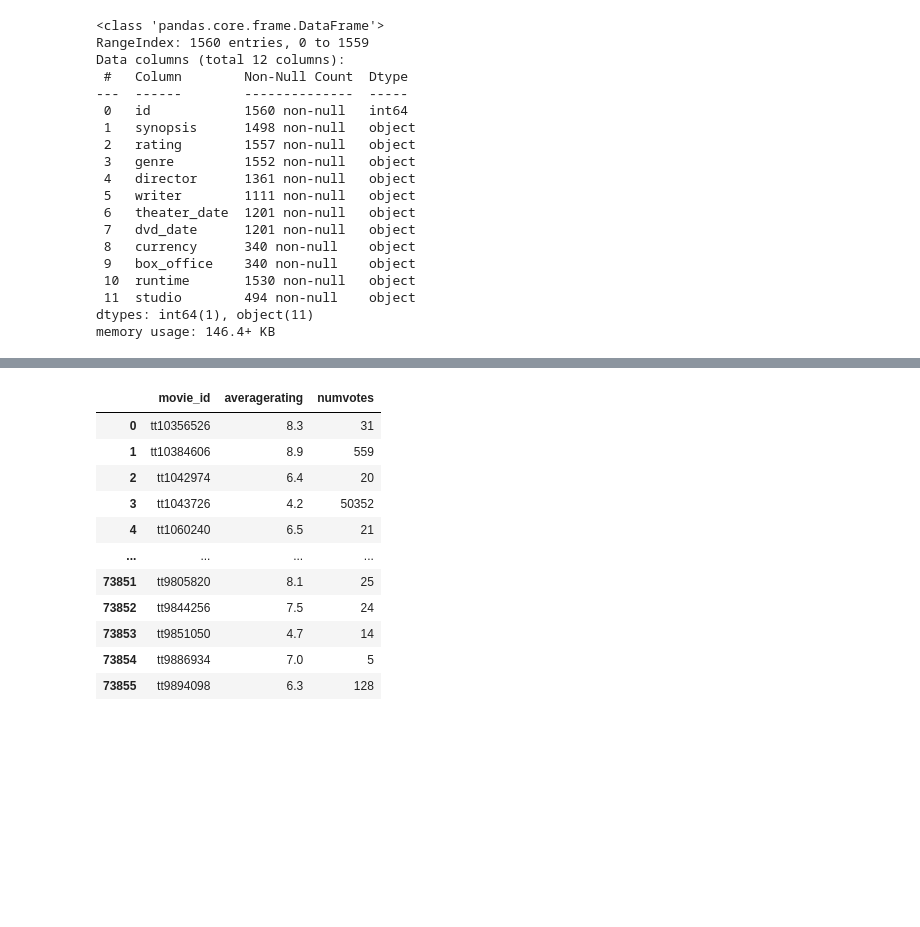
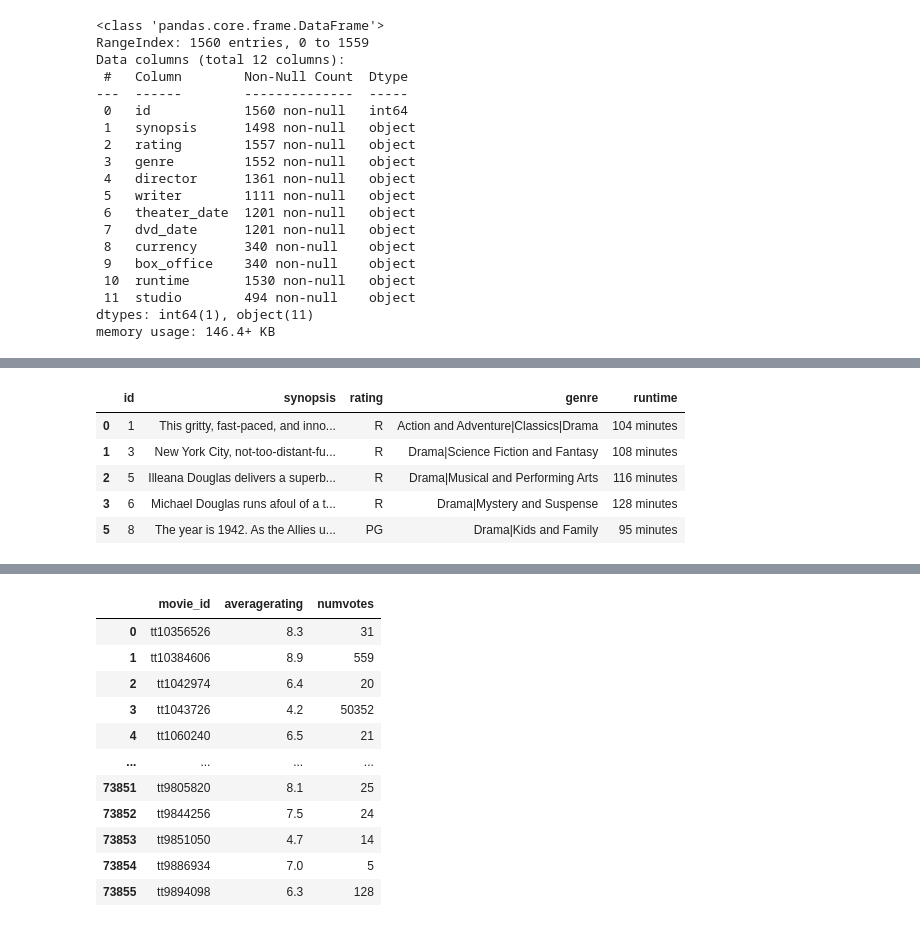
Before and after one commit to jgatharia/DS_Phase_1_Project, a Jupyter notebook: index.ipynb, the cells around one changed output, grey strips where cells are left out. Cells and saved outputs as stored; diff of their text form; code cells hidden in the pictures; blank space fills up the shorter version.

```diff
--- a/index.ipynb
+++ b/index.ipynb
@@ -422,0 +447,14 @@ The only column that is not null is the ID column.
+# %%
+#dropped the null columns and viewed the first 5 rows of the movie_rating_cleaned set.
+movie_rating_cleaned = movie_rating.drop([
+    'director', 'writer', 'theater_date', 'dvd_date',
+    'box_office', 'currency', 'studio'
+    ], axis=1)
+movie_rating_cleaned.head()
+# %% [output]
+|  | id | synopsis | rating | genre | runtime |
+| 0 | 1 | This gritty, fast-paced, and inno... | R | Action and Adventure|Classics|Drama | 104 minutes |
+| 1 | 3 | New York City, not-too-distant-fu... | R | Drama|Science Fiction and Fantasy | 108 minutes |
+| 2 | 5 | Illeana Douglas delivers a superb... | R | Drama|Musical and Performing Arts | 116 minutes |
+| 3 | 6 | Michael Douglas runs afoul of a t... | R | Drama|Mystery and Suspense | 128 minutes |
+| 5 | 8 | The year is 1942. As the Allies u... | PG | Drama|Kids and Family | 95 minutes |
```
Also changed, not shown: parts of 4 cells of this notebook.
